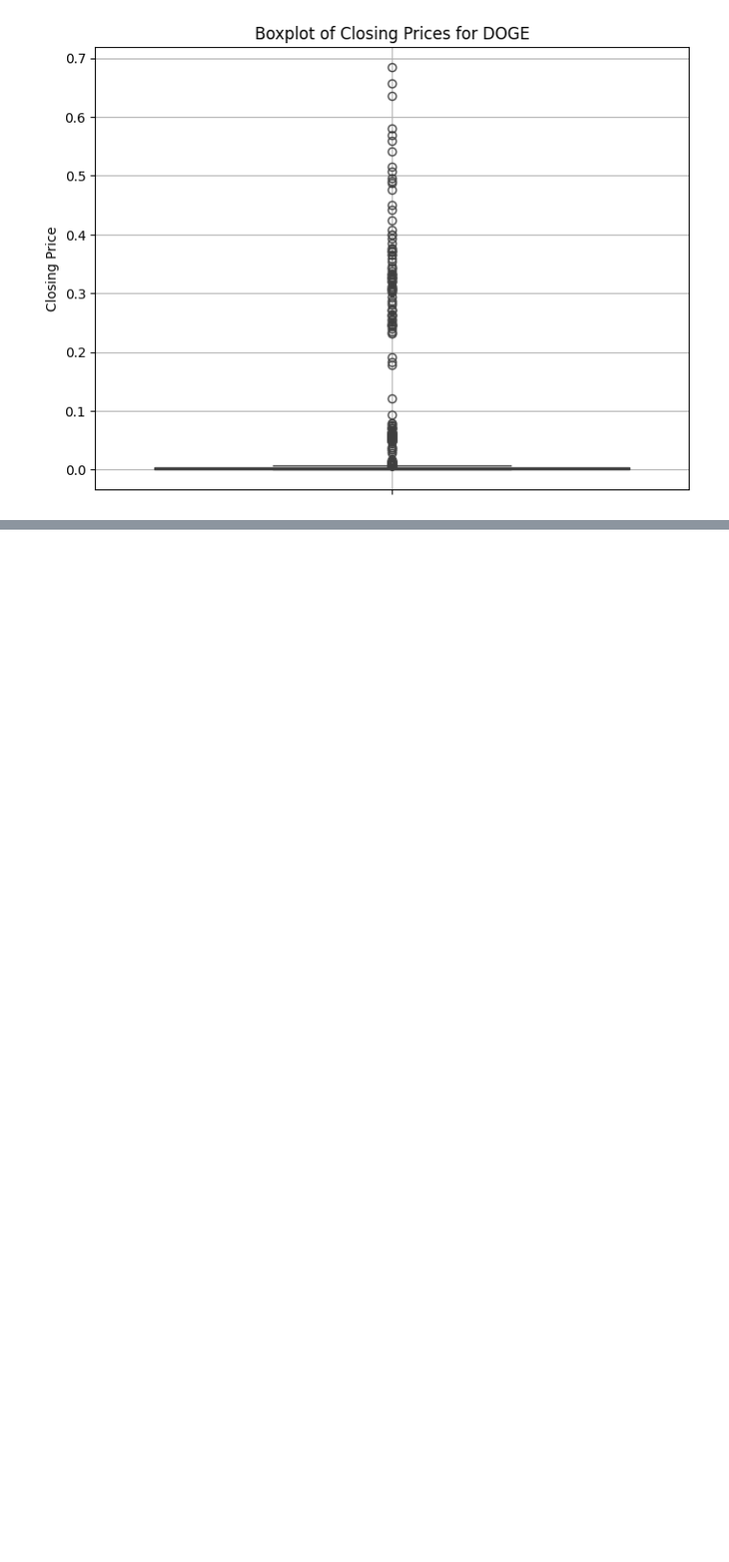
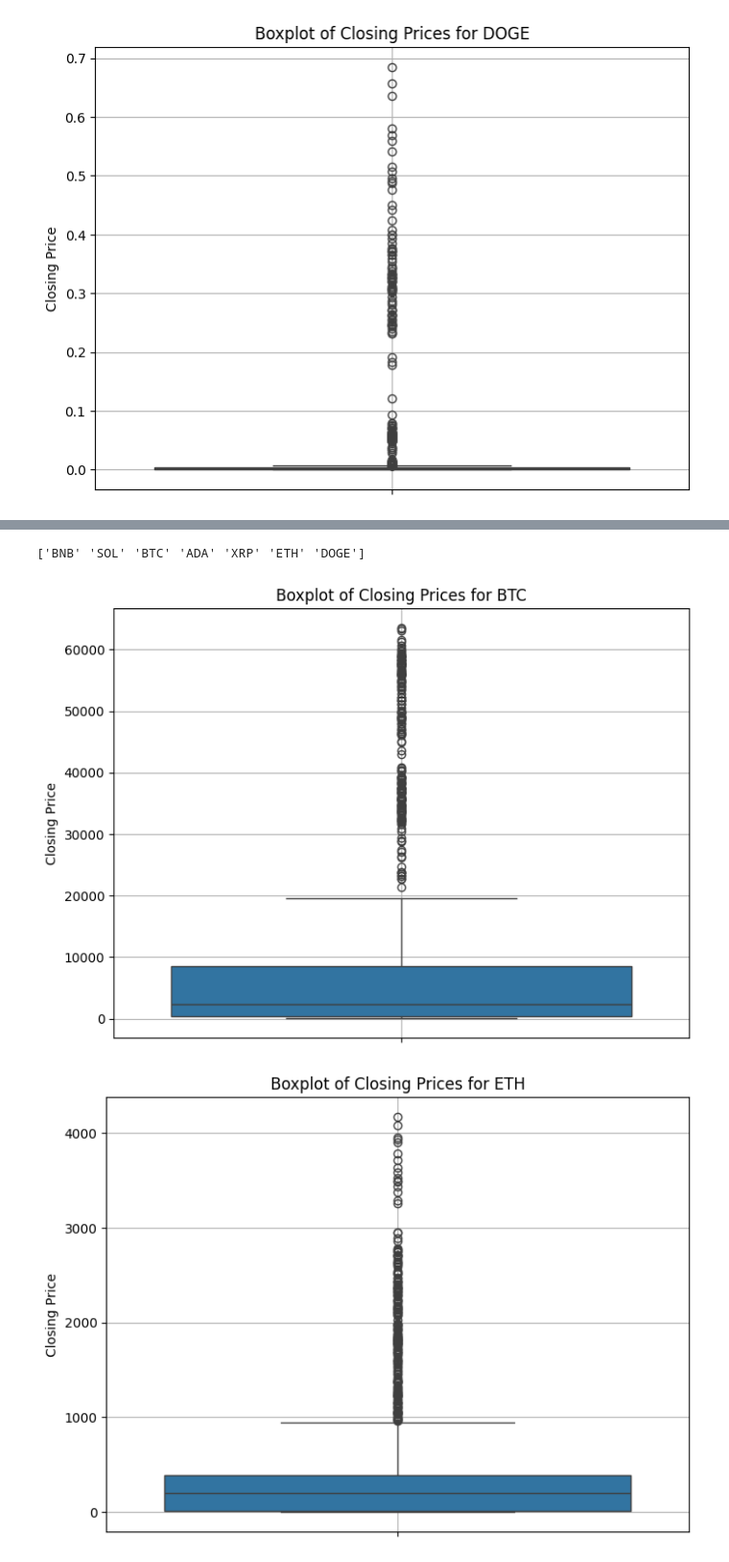
Before and after one commit to Khushboomodha/Project_1, a Jupyter notebook: Crypto.ipynb, the cells around one changed output, grey strips where cells are left out. Shown: that part at 96% size. Saved outputs shown, nothing was run; the diff lists cells and outputs as text; code cells hidden in the pictures; blank space fills up the shorter version.

Commit message:
final boxplots

```diff
--- a/Crypto.ipynb
+++ b/Crypto.ipynb
@@ -648,0 +724,42 @@ for symbol in target_symbols:
+# %%
+import pandas as pd
+import matplotlib.pyplot as plt
+import seaborn as sns
+
+# Load the correct dataset
+crypto_data = pd.read_csv("../Project_1/Resources_Output/Crypto_merged.csv")
+
+# Convert 'Date' column to datetime (if not already done)
+crypto_data['Date'] = pd.to_datetime(crypto_data['Date'])
+
+# Normalize symbol names to ensure consistency
+crypto_data['Symbol'] = crypto_data['Symbol'].str.strip().str.upper()
+
+# Define the target symbols
+target_symbols = ['BTC', 'ETH', 'ADA', 'BNB', 'XRP', 'SOL', 'DOGE']
+
+# Filter the DataFrame to include only the target symbols
+filtered_df = crypto_data[crypto_data['Symbol'].isin(target_symbols)]
+
+# Verify the unique symbols in the filtered DataFrame
+print(filtered_df['Symbol'].unique())
+
+# Loop through each cryptocurrency and create a boxplot
+for symbol in target_symbols:
+    # Filter data for the specific cryptocurrency
+    symbol_df = filtered_df[filtered_df['Symbol'] == symbol]
+
+    # Check if the symbol_df is not empty
+    if not symbol_df.empty:
+        plt.figure(figsize=(8, 6))
+        sns.boxplot(y='Close', data=symbol_df)
+        plt.title(f'Boxplot of Closing Prices for {symbol}')
+        plt.ylabel('Closing Price')
+        plt.grid(True)
+        plt.show()
+    else:
+        print(f"No data available for {symbol}")
+# %% [output]
+['BNB' 'SOL' 'BTC' 'ADA' 'XRP' 'ETH' 'DOGE']
+[figure, added]
+[figure, added]
```
Also changed, not shown: parts of 3 cells of this notebook.
